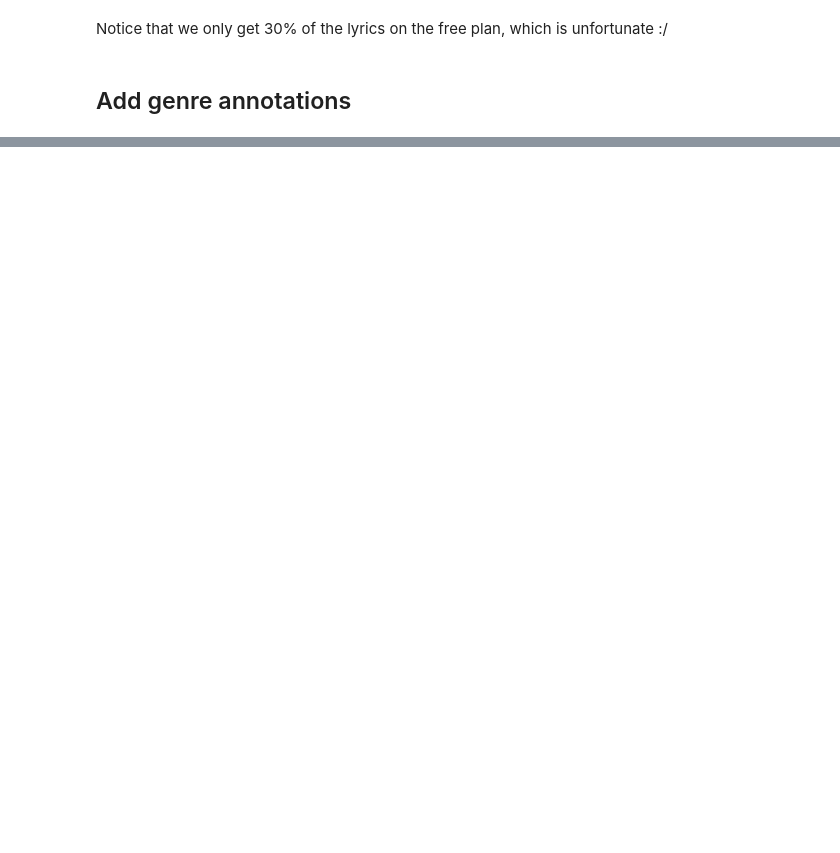
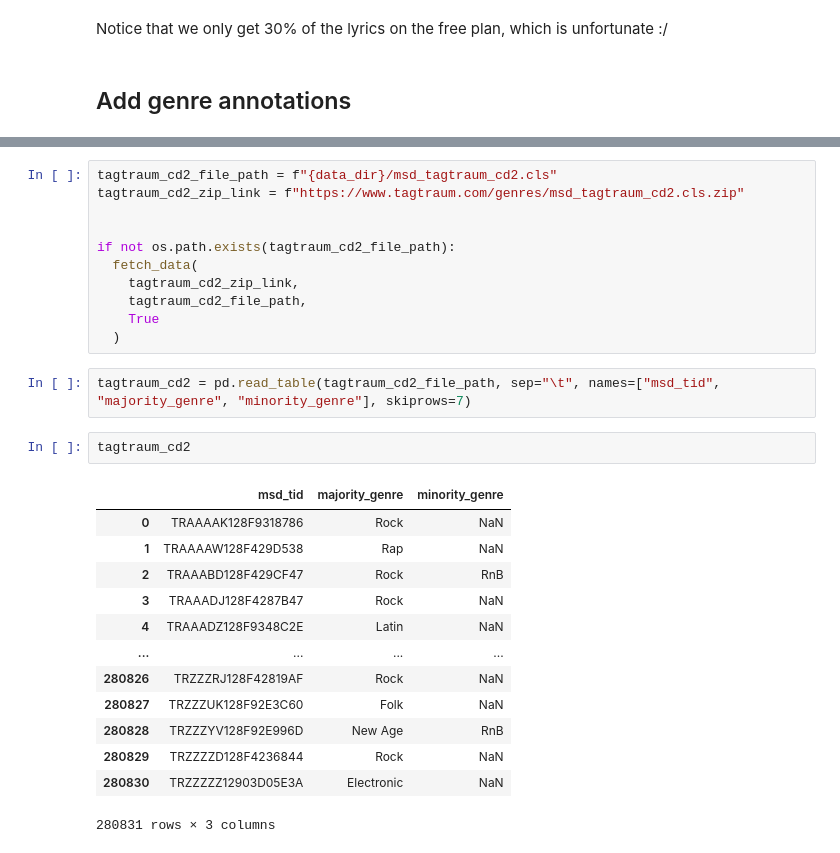
Before and after one commit to Sejmou/tuwien-nlp-2022w-group12, a Jupyter notebook: data-crawl_attempt2.ipynb, the cells around one changed output, grey strips where cells are left out. Cells and saved outputs as stored; diff of their text form; blank space fills up the shorter version.

```diff
--- a/data-crawl_attempt2.ipynb
+++ b/data-crawl_attempt2.ipynb
@@ -219,0 +412,29 @@ TODO
+# %%
+tagtraum_cd2_file_path = f"{data_dir}/msd_tagtraum_cd2.cls"
+tagtraum_cd2_zip_link = f"https://www.tagtraum.com/genres/msd_tagtraum_cd2.cls.zip"
+
+
+if not os.path.exists(tagtraum_cd2_file_path):
+  fetch_data(
+    tagtraum_cd2_zip_link,
+    tagtraum_cd2_file_path,
+    True
+  )
+# %%
+tagtraum_cd2 = pd.read_table(tagtraum_cd2_file_path, sep="\t", names=["msd_tid", "majority_genre", "minority_genre"], skiprows=7)
+# %%
+tagtraum_cd2
+# %% [output]
+|  | msd_tid | majority_genre | minority_genre |
+| 0 | TRAAAAK128F9318786 | Rock | NaN |
+| 1 | TRAAAAW128F429D538 | Rap | NaN |
+| 2 | TRAAABD128F429CF47 | Rock | RnB |
+| 3 | TRAAADJ128F4287B47 | Rock | NaN |
+| 4 | TRAAADZ128F9348C2E | Latin | NaN |
+| ... | ... | ... | ... |
+| 280826 | TRZZZRJ128F42819AF | Rock | NaN |
+| 280827 | TRZZZUK128F92E3C60 | Folk | NaN |
+| 280828 | TRZZZYV128F92E996D | New Age | RnB |
+| 280829 | TRZZZZD128F4236844 | Rock | NaN |
+| 280830 | TRZZZZZ12903D05E3A | Electronic | NaN |
+280831 rows × 3 columns
```
Also changed, not shown: parts of 36 cells of this notebook.
